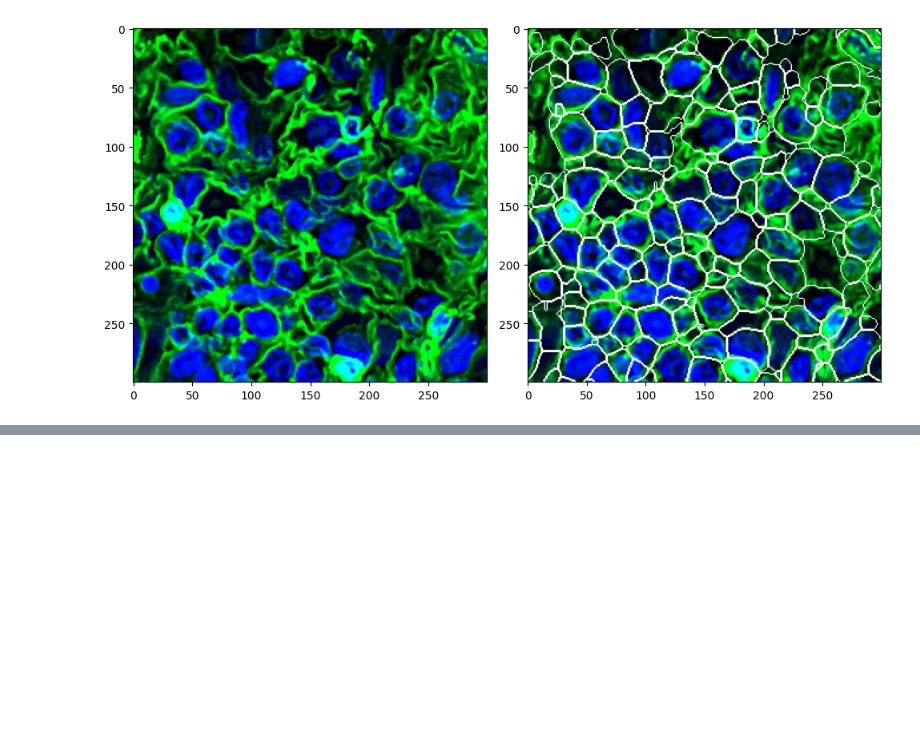
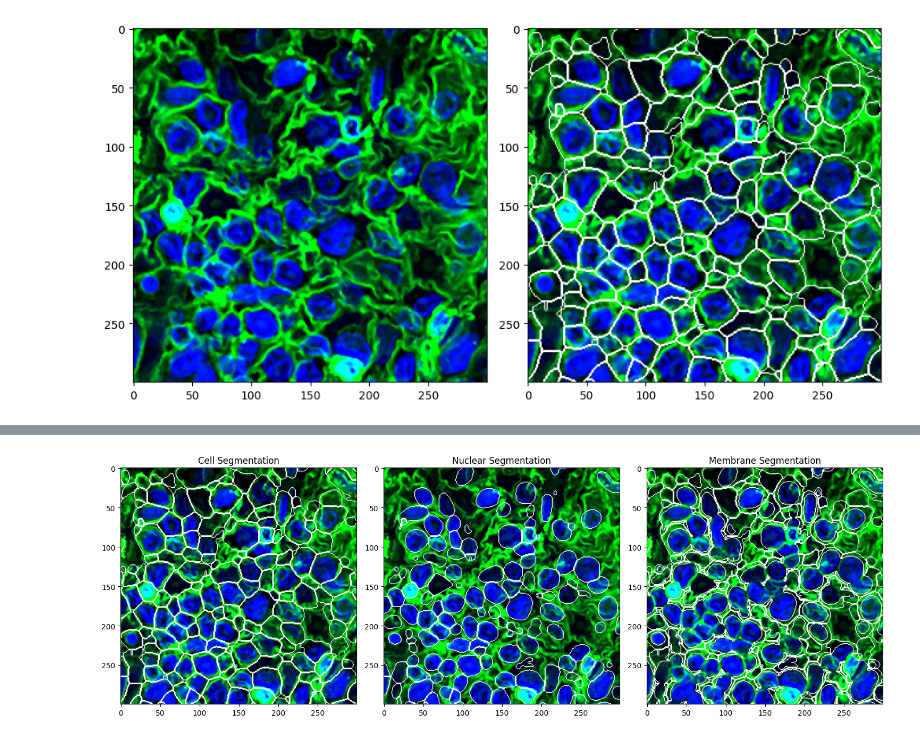
Before and after one commit to wuwenrui555/pycodex, a Jupyter notebook: notebooks/segmentation.ipynb, the cells around one changed output, grey strips where cells are left out. Drawn from its saved outputs; the diff is of its cells as text; code cells hidden in the pictures; blank space fills up the shorter version.

Commit message:
docs(segmentation): add notebook for compartments segmentation

```diff
--- a/notebooks/segmentation.ipynb
+++ b/notebooks/segmentation.ipynb
@@ -134,0 +199,51 @@ fig.tight_layout();
+# %%
+segmentation_mask_cell = tifffile.imread(unit_dir / tag / "segmentation_mask_cell.tiff")
+segmentation_mask_nuclear = tifffile.imread(
+    unit_dir / tag / "segmentation_mask_nuclear.tiff"
+)
+segmentation_mask_membrane = tifffile.imread(
+    unit_dir / tag / "segmentation_mask_membrane.tiff"
+)
+tiff_reader = TiffZarrReader.from_ometiff(
+    unit_dir / tag / "segmentation_markers.ome.tiff"
+)
+# %%
+y_min, x_min = 200, 200
+y_max, x_max = 500, 500
+
+internal_channel_sm = tiff_reader.zimg_dict["internal_sum"][y_min:y_max, x_min:x_max]
+boundary_channel_sm = tiff_reader.zimg_dict["boundary_sum"][y_min:y_max, x_min:x_max]
+segmentation_mask_cell_sm = segmentation_mask_cell[y_min:y_max, x_min:x_max]
+segmentation_mask_nuclear_sm = segmentation_mask_nuclear[y_min:y_max, x_min:x_max]
+segmentation_mask_membrane_sm = segmentation_mask_membrane[y_min:y_max, x_min:x_max]
+
+rgb_cell = create_rgb_segmentation_mask(
+    internal_channel_sm,
+    boundary_channel_sm,
+    outline=True,
+    segmentation_mask=segmentation_mask_cell_sm,
+)
+rgb_nuclear = create_rgb_segmentation_mask(
+    internal_channel_sm,
+    boundary_channel_sm,
+    outline=True,
+    segmentation_mask=segmentation_mask_nuclear_sm,
+)
+rgb_membrane = create_rgb_segmentation_mask(
+    internal_channel_sm,
+    boundary_channel_sm,
+    outline=True,
+    segmentation_mask=segmentation_mask_membrane_sm,
+)
+
+fig, ax = plt.subplots(1, 3, figsize=(15, 5))
+ax[0].imshow(rgb_cell)
+ax[0].set_title("Cell Segmentation")
+ax[1].imshow(rgb_nuclear)
+ax[1].set_title("Nuclear Segmentation")
+ax[2].imshow(rgb_membrane)
+ax[2].set_title("Membrane Segmentation")
+fig.tight_layout()
+plt.show()
+# %% [output]
+[figure, added]
```
Also changed, not shown: parts of 9 cells of this notebook.
